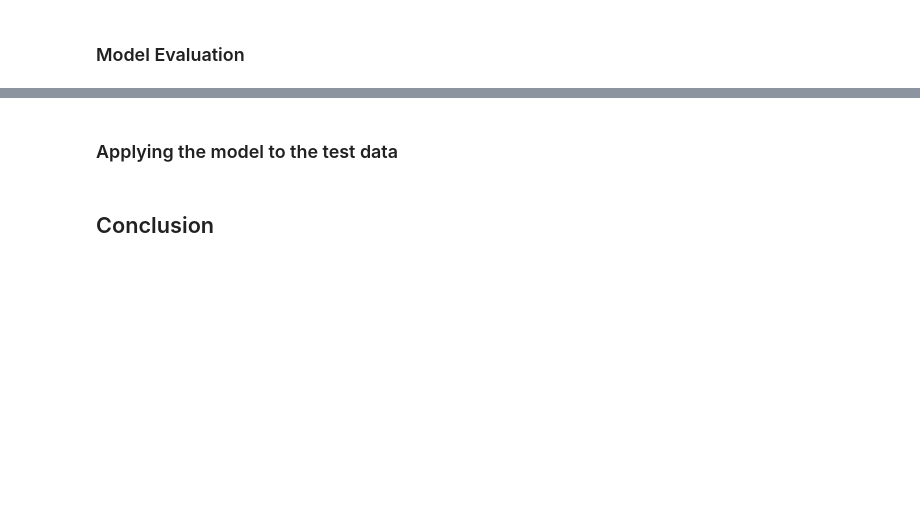
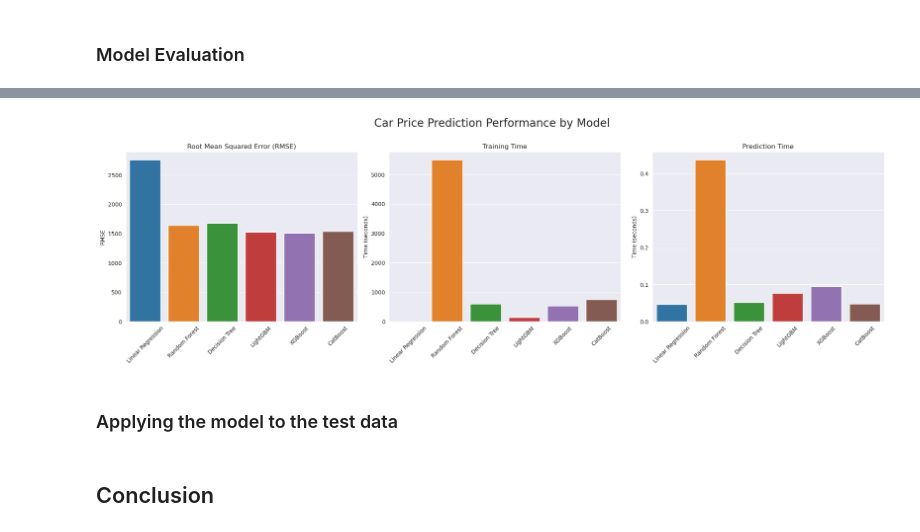
Before and after one commit to Jonathan-Smith-99/car_price_prediction, a Jupyter notebook: sprint_11_car_price_prediction.ipynb, the cells around one changed output, grey strips where cells are left out. Cells and saved outputs as stored; diff of their text form; code cells hidden in the pictures; blank space fills up the shorter version.

```diff
--- a/sprint_11_car_price_prediction.ipynb
+++ b/sprint_11_car_price_prediction.ipynb
@@ -1139,9 +1175,8 @@ XGBoost RMSE: 1485.72
 # %% [markdown]
 ### CatBoost
 # %%
-%%timeit -o -r 1 -n 1 -q
-
 # create the catboost model
+start_cat = time.perf_counter()
 model_cat = CatBoostRegressor(cat_features=categorical_features, random_state=random_state, verbose=0)
 
 # Define the hyperparameters to tune
@@ -1149,17 +1184,18 @@ param_grid = {
     'iterations': [100, 150, 200, 250, 300],
     'learning_rate': [0.01, 0.05, 0.1, 0.5],
     'depth': [5, 10],
-    'l2_leaf_reg': [1, 4, 7, 9]
+    'l2_leaf_reg': [2, 4, 6, 8, 10]
 }
 
 # Perform a grid search with cross-validation to find the best hyperparameters
 random_search = RandomizedSearchCV(
     model_cat,
     param_grid,
-    cv=5, n_iter=20,
+    cv=5, n_iter=50,
     scoring='neg_root_mean_squared_error',
     verbose=1)
 random_search.fit(X_train, y_train)
+time_cat = time.perf_counter() - start_cat
 
 # get the best hyperparameters
 best_params_cat = random_search.best_params_
@@ -1170,6 +1206,5 @@ print(f'Best CatBoost hyperparameters: {best_params_cat}')
 y_pred_cat = best_cat_model.predict(X_valid)
 rmse_cat = mean_squared_error(y_valid, y_pred_cat, squared=False)
 print(f'CatBoost RMSE: {rmse_cat:.2f}')
-
-time_cat = _
+print(f'CatBoost training time: {time_cat:.8f} seconds')
 # %% [output]
@@ -1231,8 +1236,21 @@ time_cat_test = _
 # %%
 # create a dataframe of the model names, their RMSE scores, and their training times
 models_compare = pd.DataFrame({
-    'model_rmse' : [test_rmse_lr, test_rmse_rf, test_rmse_dt, test_rmse_lgbm, test_rmse_xgb, test_rmse_cat],
-    'training_time' : [0.274, 713, 627, 45.8, 192, 321],
-    'prediction_time' : [0.001, 0.001, 0.001, 0.001, 0.001, 0.001]
+    #'training_time' : [0.274, 713, 627, 45.8, 192, 321],
+    'training_time' : [time_lr, time_rf, time_dt, time_lgbm, time_xgb, time_cat],
+    'validation_rmse' : [rmse_lr, rmse_rf, rmse_dt, rmse_lgbm, rmse_xgb, rmse_cat]
     },
     index=['Linear Regression', 'Random Forest', 'Decision Tree', 'LightGBM', 'XGBoost', 'CatBoost'])
+# %%
+# apply the best model of each type to the test set, get the RMSE, average time taken, and add to the dataframe
+num_iterations = 10
+for i, model in enumerate([model_lr, best_rf_model, best_dt_model, best_lgbm_model, best_xgb_model, best_cat_model]):
+    rmse_list = []
+    time_list = []
+    for _ in range(num_iterations):
+        rmse, time_taken = apply_model_performance(model, models_compare.index[i], X_test, y_test)
+        rmse_list.append(rmse)
+        time_list.append(time_taken)
+
+    models_compare.loc[models_compare.index[i], 'test_rmse'] = sum(rmse_list) / num_iterations
+    models_compare.loc[models_compare.index[i], 'prediction_time'] = sum(time_list) / num_iterations
@@ -1239,30 +1268,36 @@ models_compare = pd.DataFrame({
 # %%
 # plot the results
 fig, axes = plt.subplots(1, 3, figsize=(20, 5))
 
 # plot the RMSE scores
-sns.barplot(x=models_compare.index, y=models_compare.model_rmse, ax=axes[0])
+sns.barplot(x=models_compare.index, y=models_compare.test_rmse, ax=axes[0])
 axes[0].set_title('Root Mean Squared Error (RMSE)')
-axes[0].set_xlabel('Model')
 axes[0].set_ylabel('RMSE')
 
 # plot the training times
 sns.barplot(x=models_compare.index, y=models_compare.training_time, ax=axes[1])
 axes[1].set_title('Training Time')
-axes[1].set_xlabel('Model')
 axes[1].set_ylabel('Time (seconds)')
 
 # plot the prediction times
 sns.barplot(x=models_compare.index, y=models_compare.prediction_time, ax=axes[2])
 axes[2].set_title('Prediction Time')
-axes[2].set_xlabel('Model')
 axes[2].set_ylabel('Time (seconds)')
 
 # adjust the layout
 plt.tight_layout()
 
+# rotate the x-axis ticks labels and bold them
+for ax in axes:
+    ax.tick_params(axis='x', rotation=45)
+
+# Add an overall title for the plots and make it bold
+fig.suptitle('Car Price Prediction Performance by Model', fontsize=20, y=1.1)
+
 # show the plot
 plt.show()
+# %% [output]
+[figure, added]
 # %% [markdown]
 ### Applying the model to the test data
 # %% [markdown]
```
Also changed, not shown: parts of 22 cells of this notebook, 1 other file.
